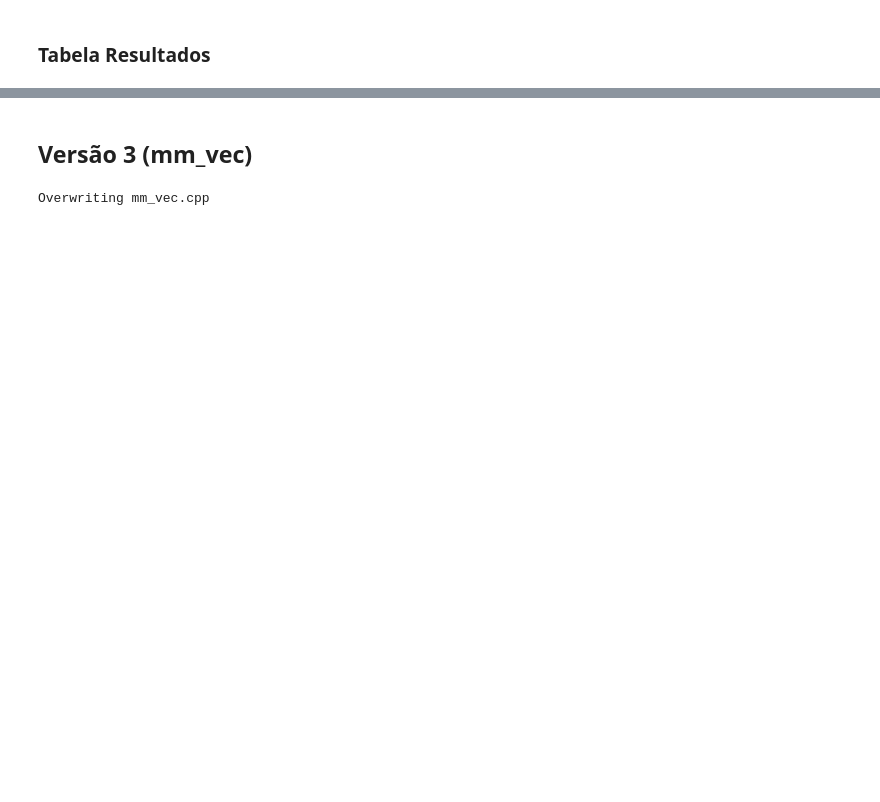
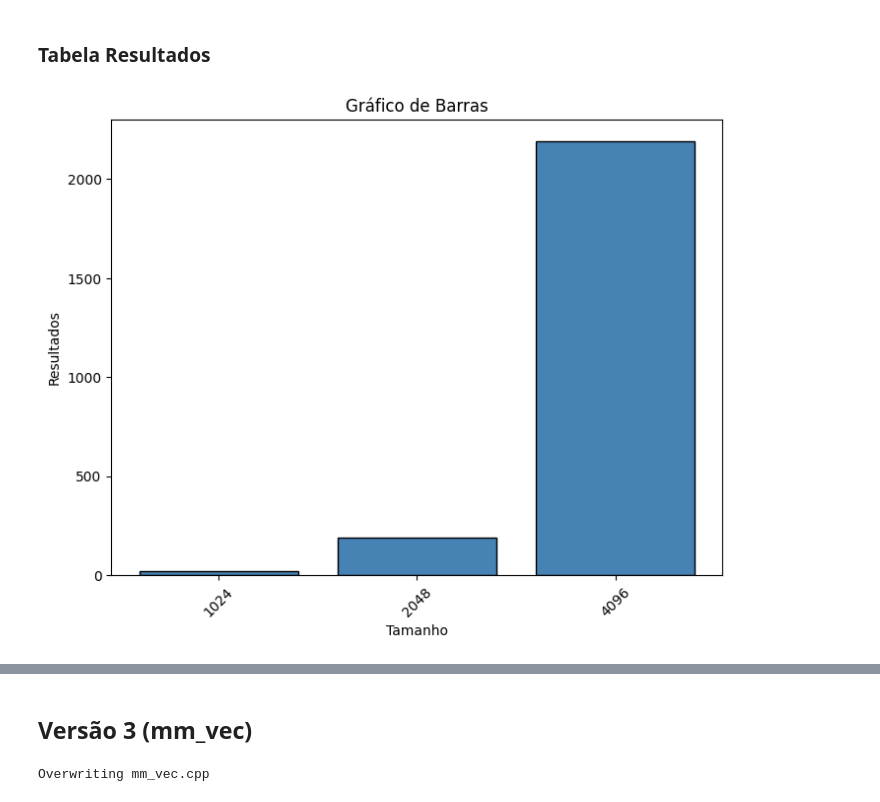
Before and after one commit to jpmedras/inf450_2023-1, a Jupyter notebook: Valgrind_Simulador_de_Cache.ipynb, the cells around one changed output, grey strips where cells are left out. Drawn from its saved outputs; the diff is of its cells as text; code cells hidden in the pictures; blank space fills up the shorter version.

```diff
--- a/Valgrind_Simulador_de_Cache.ipynb
+++ b/Valgrind_Simulador_de_Cache.ipynb
@@ -1080,11 +1098,15 @@ Writing mm_c_pres.cpp
 # %%
 import matplotlib.pyplot as plt
 
-n = [1024, 2048, 4096]
-resultados = [16.200739, 200, 300]
+Tamanho = ["1024", "2048", "4096"]
+resultados = [16.957916, 191.100708, 2191.309570]
 
-plt.bar(n, resultados)
-plt.xlabel('n')
+plt.figure(figsize=(8, 6))
+plt.bar(Tamanho, resultados, color='steelblue', edgecolor='black')
+plt.xlabel('Tamanho')
 plt.ylabel('Resultados')
 plt.title('Gráfico de Barras')
+plt.xticks(rotation=45)
 plt.show()
+# %% [output]
+[figure, added]
```
Also changed, not shown: parts of 19 cells of this notebook.
